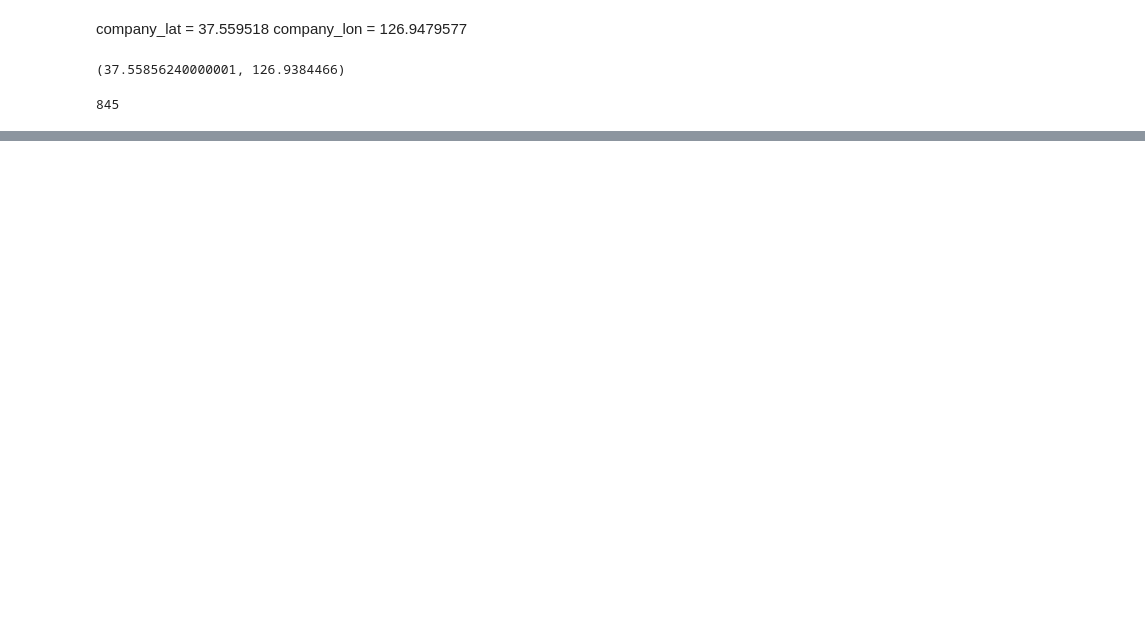
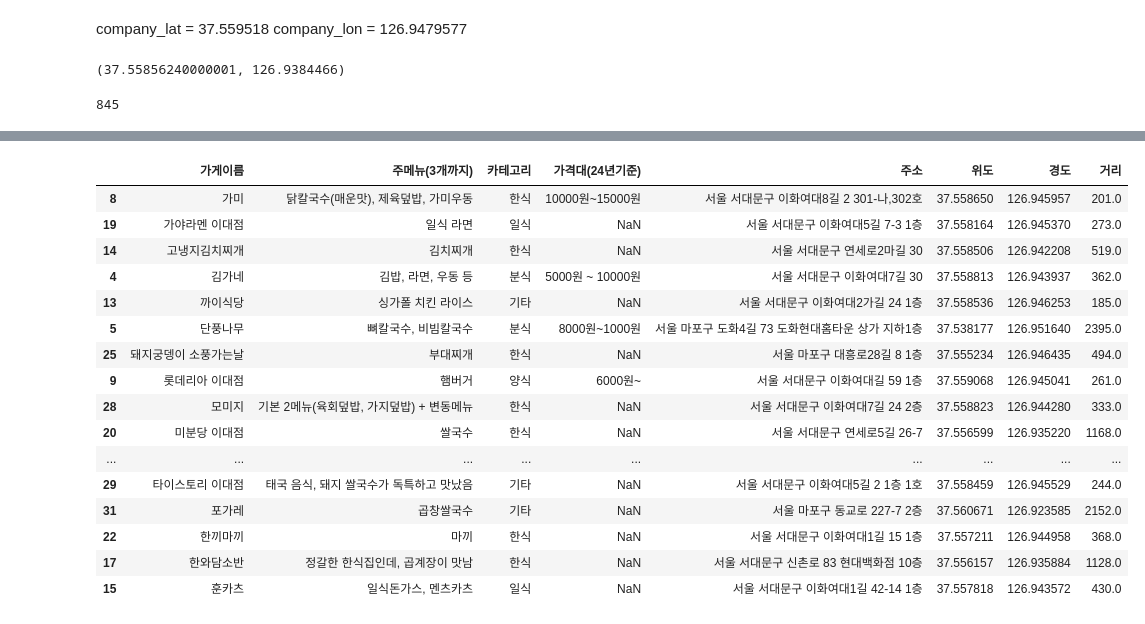
Before and after one commit to liveleisurely/WHATISLUNCH, a Jupyter notebook: address.ipynb, the cells around one changed output, grey strips where cells are left out. Drawn from its saved outputs; the diff is of its cells as text; code cells hidden in the pictures; blank space fills up the shorter version.

```diff
--- a/address.ipynb
+++ b/address.ipynb
@@ -341,0 +329,20 @@ ERROR: No matching distribution found for SImpleHTTPServer
+# %%
+data.sort_values(by='가게이름')
+# %% [output]
+|  | 가게이름 | 주메뉴(3개까지) | 카테고리 | 가격대(24년기준) | 주소 | 위도 | 경도 | 거리 |
+| 8 | 가미 | 닭칼국수(매운맛), 제육덮밥, 가미우동 | 한식 | 10000원~15000원 | 서울 서대문구 이화여대8길 2 301-나,302호 | 37.558650 | 126.945957 | 201.0 |
+| 19 | 가야라멘 이대점 | 일식 라면 | 일식 | NaN | 서울 서대문구 이화여대5길 7-3 1층 | 37.558164 | 126.945370 | 273.0 |
+| 14 | 고냉지김치찌개 | 김치찌개 | 한식 | NaN | 서울 서대문구 연세로2마길 30 | 37.558506 | 126.942208 | 519.0 |
+| 4 | 김가네 | 김밥, 라면, 우동 등 | 분식 | 5000원 ~ 10000원 | 서울 서대문구 이화여대7길 30 | 37.558813 | 126.943937 | 362.0 |
+| 13 | 까이식당 | 싱가폴 치킨 라이스 | 기타 | NaN | 서울 서대문구 이화여대2가길 24 1층 | 37.558536 | 126.946253 | 185.0 |
+| 5 | 단풍나무 | 뼈칼국수, 비빔칼국수 | 분식 | 8000원~1000원 | 서울 마포구 도화4길 73 도화현대홈타운 상가 지하1층 | 37.538177 | 126.951640 | 2395.0 |
+| 25 | 돼지궁뎅이 소풍가는날 | 부대찌개 | 한식 | NaN | 서울 마포구 대흥로28길 8 1층 | 37.555234 | 126.946435 | 494.0 |
+| 9 | 롯데리아 이대점 | 햄버거 | 양식 | 6000원~ | 서울 서대문구 이화여대길 59 1층 | 37.559068 | 126.945041 | 261.0 |
+| 28 | 모미지 | 기본 2메뉴(육회덮밥, 가지덮밥) + 변동메뉴 | 한식 | NaN | 서울 서대문구 이화여대7길 24 2층 | 37.558823 | 126.944280 | 333.0 |
+| 20 | 미분당 이대점 | 쌀국수 | 한식 | NaN | 서울 서대문구 연세로5길 26-7 | 37.556599 | 126.935220 | 1168.0 |
+| ... | ... | ... | ... | ... | ... | ... | ... | ... |
+| 29 | 타이스토리 이대점 | 태국 음식, 돼지 쌀국수가 독특하고 맛났음 | 기타 | NaN | 서울 서대문구 이화여대5길 2 1층 1호 | 37.558459 | 126.945529 | 244.0 |
+| 31 | 포가레 | 곱창쌀국수 | 기타 | NaN | 서울 마포구 동교로 227-7 2층 | 37.560671 | 126.923585 | 2152.0 |
+| 22 | 한끼마끼 | 마끼 | 한식 | NaN | 서울 서대문구 이화여대1길 15 1층 | 37.557211 | 126.944958 | 368.0 |
+| 17 | 한와담소반 | 정갈한 한식집인데, 곱계장이 맛남 | 한식 | NaN | 서울 서대문구 신촌로 83 현대백화점 10층 | 37.556157 | 126.935884 | 1128.0 |
+| 15 | 훈카츠 | 일식돈가스, 멘츠카츠 | 일식 | NaN | 서울 서대문구 이화여대1길 42-14 1층 | 37.557818 | 126.943572 | 430.0 |
```
Also changed, not shown: parts of 14 cells of this notebook, 10 other files.
